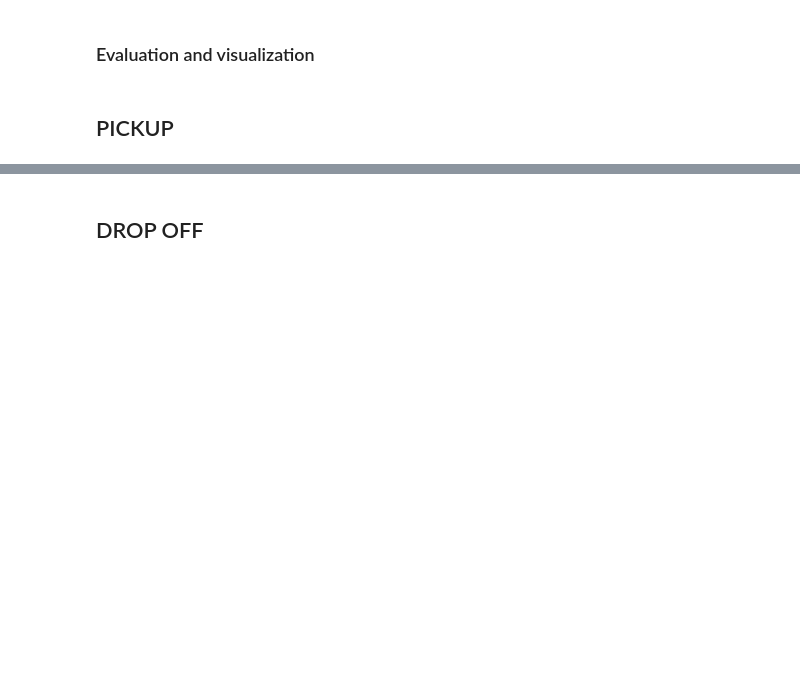
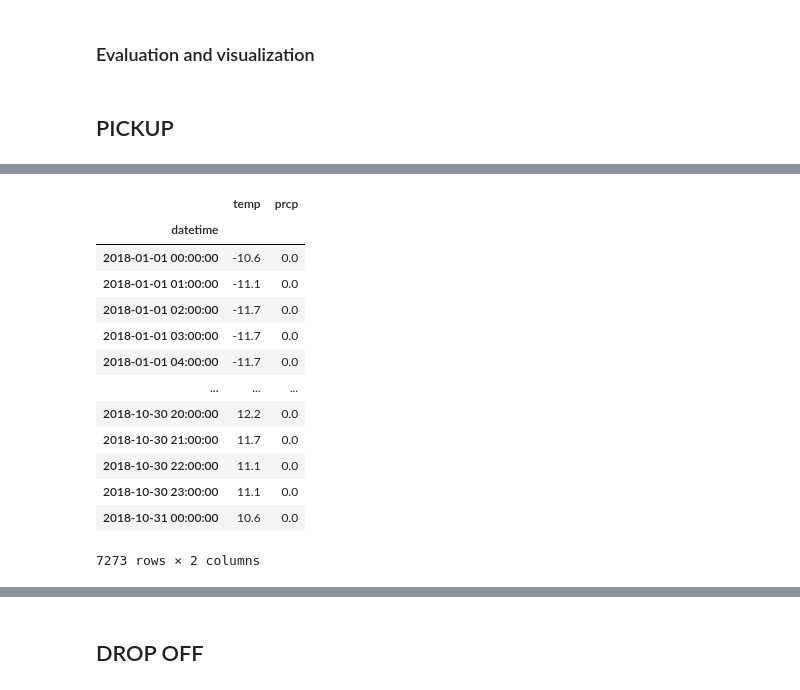
Before and after one commit to tarkanyitomi/BusinessAnal_Project, a Jupyter notebook: project_base.ipynb, the cells around one changed output, grey strips where cells are left out. Saved outputs shown, nothing was run; the diff lists cells and outputs as text; code cells hidden in the pictures; blank space fills up the shorter version.

```diff
--- a/project_base.ipynb
+++ b/project_base.ipynb
@@ -778,3 +835,18 @@ plot_demand_time_series_analysis(df_demand, df_flows=df_kmeans_clustered,
+# %%
+def exog_from_weather(weather_hourly: pd.DataFrame,
+                      target_index: pd.DatetimeIndex) -> np.ndarray:
+    idx = pd.DatetimeIndex(target_index)
+    if idx.tz is not None:
+        idx = idx.tz_localize(None)
+
+    # Reindex and (re)fill safely
+    X = weather_hourly.reindex(idx).copy()
+    if "temp" in X.columns:
+        X["temp"] = X["temp"].interpolate("time").ffill().bfill()
+    if "prcp" in X.columns:
+        X["prcp"] = X["prcp"].fillna(0.0)
+
+    return X[["temp", "prcp"]].to_numpy(dtype="float64")
 # %% [markdown]
 ---
 
@@ -1081,3 +1151,25 @@ test_wide_pickups
+# %%
+# Build DataFrames from your prepared arrays to keep indices aligned & readable
+X_train_weather_df = pd.DataFrame(exog_from_weather(weather_hourly, train_wide_pickups.index), index=train_wide_pickups.index, columns=["temp","prcp"]).astype("float64")
+X_test_weather_df  = pd.DataFrame(exog_from_weather(weather_hourly, test_wide_pickups.index),  index=test_wide_pickups.index,  columns=["temp","prcp"]).astype("float64")
+
+
+X_train_weather_df
+# %% [output]
+|  | temp | prcp |
+| datetime |  |  |
+| 2018-01-01 00:00:00 | -10.6 | 0.0 |
+| 2018-01-01 01:00:00 | -11.1 | 0.0 |
+| 2018-01-01 02:00:00 | -11.7 | 0.0 |
+| 2018-01-01 03:00:00 | -11.7 | 0.0 |
+| 2018-01-01 04:00:00 | -11.7 | 0.0 |
+| ... | ... | ... |
+| 2018-10-30 20:00:00 | 12.2 | 0.0 |
+| 2018-10-30 21:00:00 | 11.7 | 0.0 |
+| 2018-10-30 22:00:00 | 11.1 | 0.0 |
+| 2018-10-30 23:00:00 | 11.1 | 0.0 |
+| 2018-10-31 00:00:00 | 10.6 | 0.0 |
+7273 rows × 2 columns
 # %%
 
 def _seasonal_naive_fallback(y_train: pd.Series, horizon_index: pd.DatetimeIndex) -> pd.Series:
```
Also changed, not shown: parts of 14 cells of this notebook, 9 other files.
